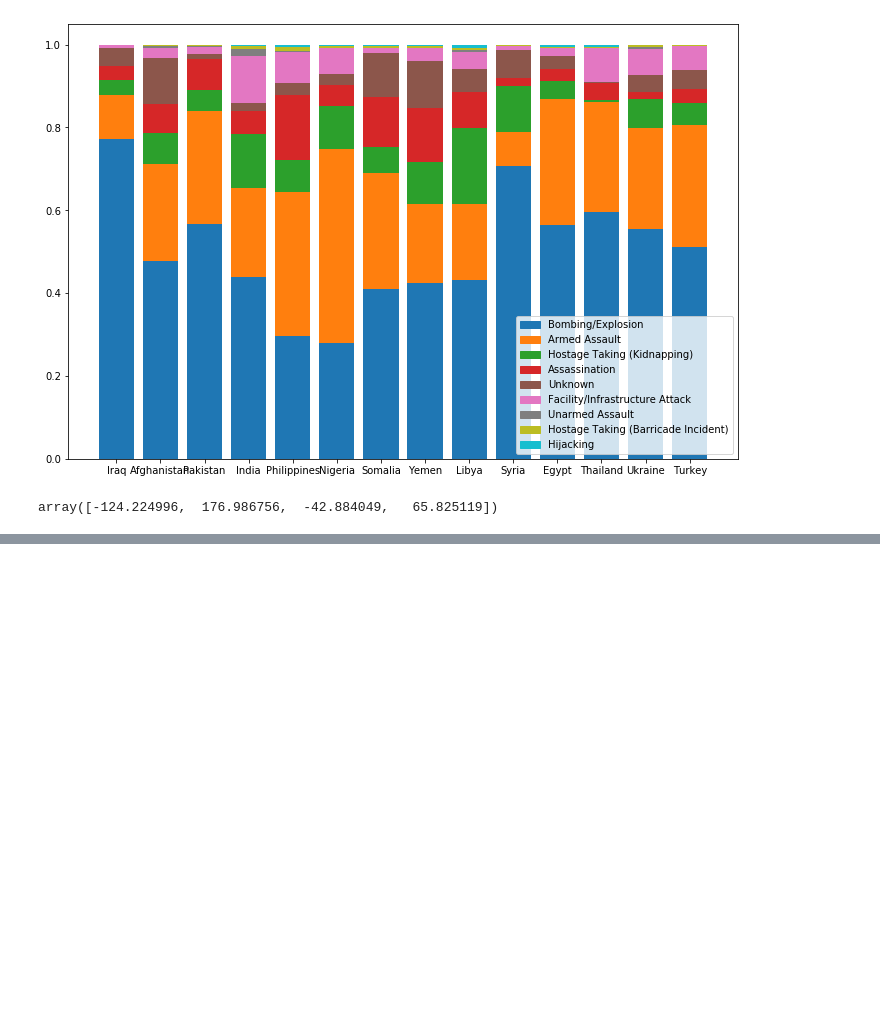
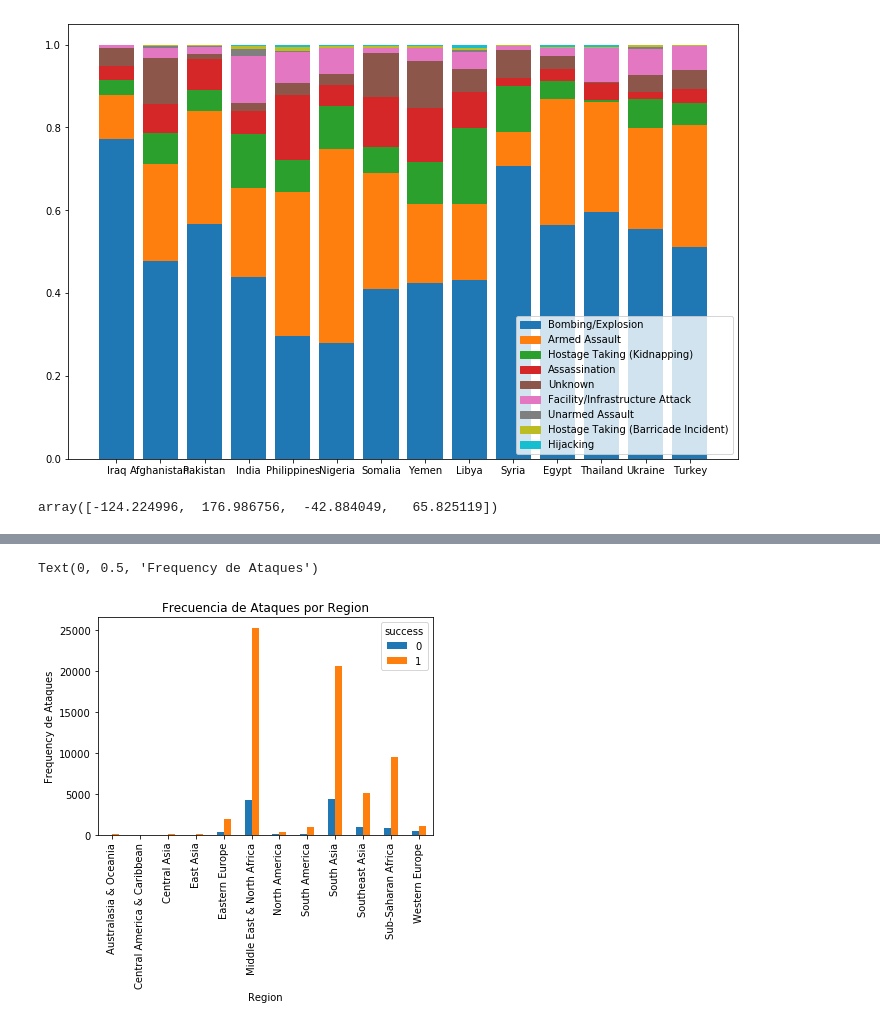
Before and after one commit to JoseGuzmanZamora/TerrorismDataAnalysis, a Jupyter notebook: terrorismoanalisis.ipynb, the cells around one changed output, grey strips where cells are left out. Saved outputs shown, nothing was run; the diff lists cells and outputs as text; code cells hidden in the pictures; blank space fills up the shorter version.

```diff
--- a/terrorismoanalisis.ipynb
+++ b/terrorismoanalisis.ipynb
@@ -533,0 +557,10 @@ colores_d.head()
+# %%
+# ver que variables me pueden servir para predecir el success
+
+pd.crosstab(data.region_txt,data.success).plot(kind='bar')
+plt.title('Frecuencia de Ataques por Region')
+plt.xlabel('Region')
+plt.ylabel('Frequency de Ataques')
+# %% [output]
+Text(0, 0.5, 'Frequency de Ataques')
+[figure, added]
```
Also changed, not shown: parts of 29 cells of this notebook, 1 other file.
